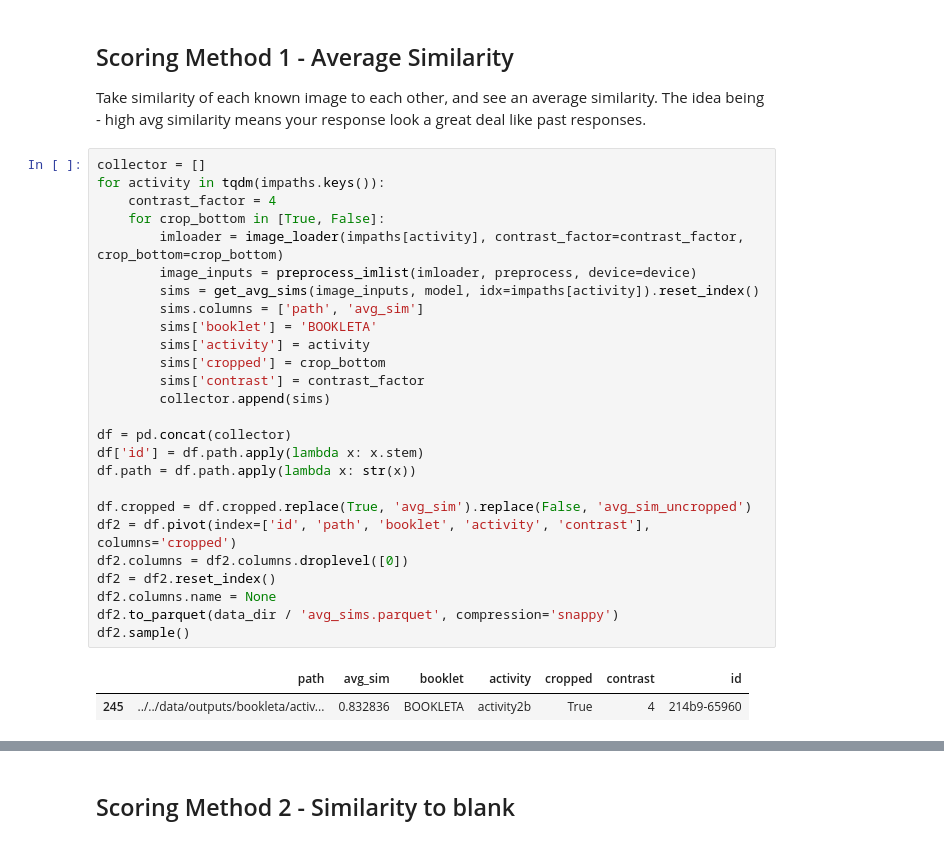
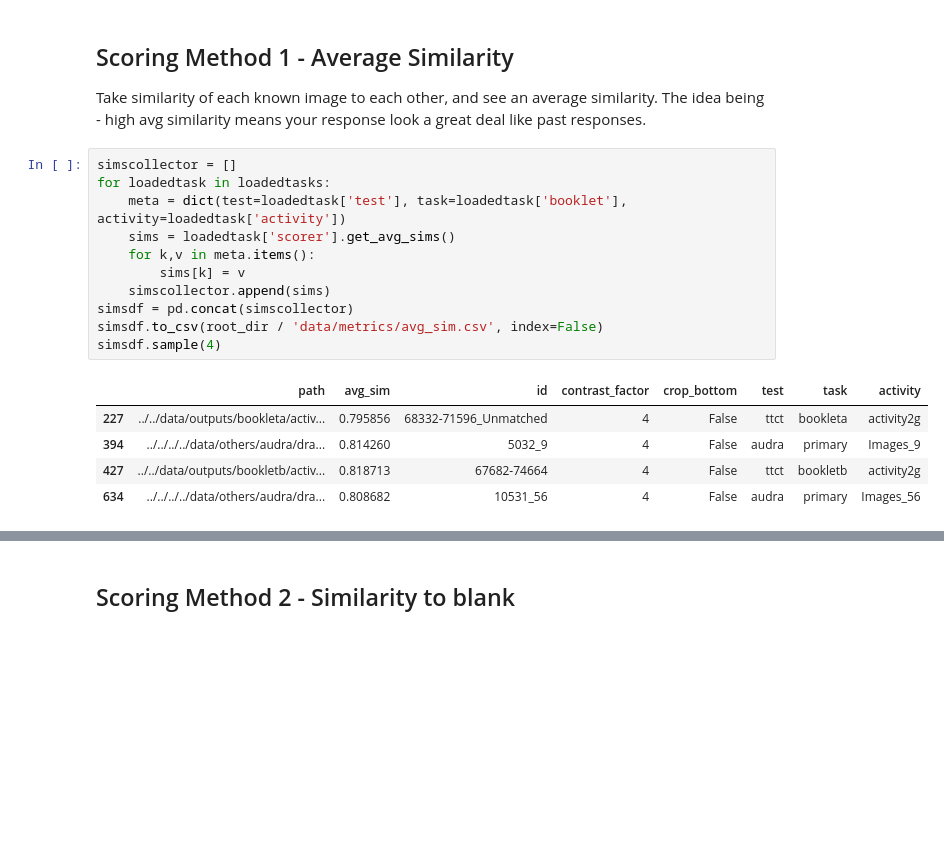
Before and after one commit to massivetexts/motes-figural, a Jupyter notebook: notebooks/measures/unsupervised-figural.ipynb, the cells around one changed output, grey strips where cells are left out. Cells and saved outputs as stored; diff of their text form; blank space fills up the shorter version.

```diff
--- a/notebooks/measures/unsupervised-figural.ipynb
+++ b/notebooks/measures/unsupervised-figural.ipynb
@@ -74,32 +103,20 @@ for j, im in enumerate(pil_inputs):
 ## Scoring Method 1 - Average Similarity
 
 Take similarity of each known image to each other, and see an average similarity. The idea being - high avg similarity means your response look a great deal like past responses.
-# %%
-collector = []
-for activity in tqdm(impaths.keys()):
-    contrast_factor = 4
-    for crop_bottom in [True, False]:
-        imloader = image_loader(impaths[activity], contrast_factor=contrast_factor, crop_bottom=crop_bottom)
-        image_inputs = preprocess_imlist(imloader, preprocess, device=device)
-        sims = get_avg_sims(image_inputs, model, idx=impaths[activity]).reset_index()
-        sims.columns = ['path', 'avg_sim']
-        sims['booklet'] = 'BOOKLETA'
-        sims['activity'] = activity
-        sims['cropped'] = crop_bottom
-        sims['contrast'] = contrast_factor
-        collector.append(sims)
-
-df = pd.concat(collector)
-df['id'] = df.path.apply(lambda x: x.stem)
-df.path = df.path.apply(lambda x: str(x))
-
-df.cropped = df.cropped.replace(True, 'avg_sim').replace(False, 'avg_sim_uncropped')
-df2 = df.pivot(index=['id', 'path', 'booklet', 'activity', 'contrast'], columns='cropped')
-df2.columns = df2.columns.droplevel([0])
-df2 = df2.reset_index()
-df2.columns.name = None
-df2.to_parquet(data_dir / 'avg_sims.parquet', compression='snappy')
-df2.sample()
-# %% [output]
-|  | path | avg_sim | booklet | activity | cropped | contrast | id |
-| 245 | ../../data/outputs/bookleta/activ... | 0.832836 | BOOKLETA | activity2b | True | 4 | 214b9-65960 |
+# %%
+simscollector = []
+for loadedtask in loadedtasks:
+    meta = dict(test=loadedtask['test'], task=loadedtask['booklet'], activity=loadedtask['activity'])
+    sims = loadedtask['scorer'].get_avg_sims()
+    for k,v in meta.items():
+        sims[k] = v
+    simscollector.append(sims)
+simsdf = pd.concat(simscollector)
+simsdf.to_csv(root_dir / 'data/metrics/avg_sim.csv', index=False)
+simsdf.sample(4)
+# %% [output]
+|  | path | avg_sim | id | contrast_factor | crop_bottom | test | task | activity |
+| 227 | ../../data/outputs/bookleta/activ... | 0.795856 | 68332-71596_Unmatched | 4 | False | ttct | bookleta | activity2g |
+| 394 | ../../../../data/others/audra/dra... | 0.814260 | 5032_9 | 4 | False | audra | primary | Images_9 |
+| 427 | ../../data/outputs/bookletb/activ... | 0.818713 | 67682-74664 | 4 | False | ttct | bookletb | activity2g |
+| 634 | ../../../../data/others/audra/dra... | 0.808682 | 10531_56 | 4 | False | audra | primary | Images_56 |
```
Also changed, not shown: parts of 25 cells of this notebook, 6 other files.
